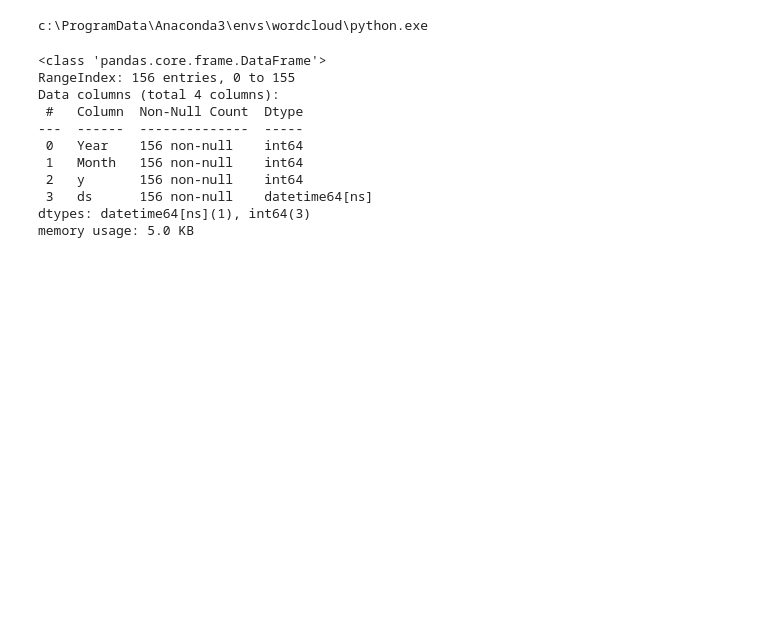
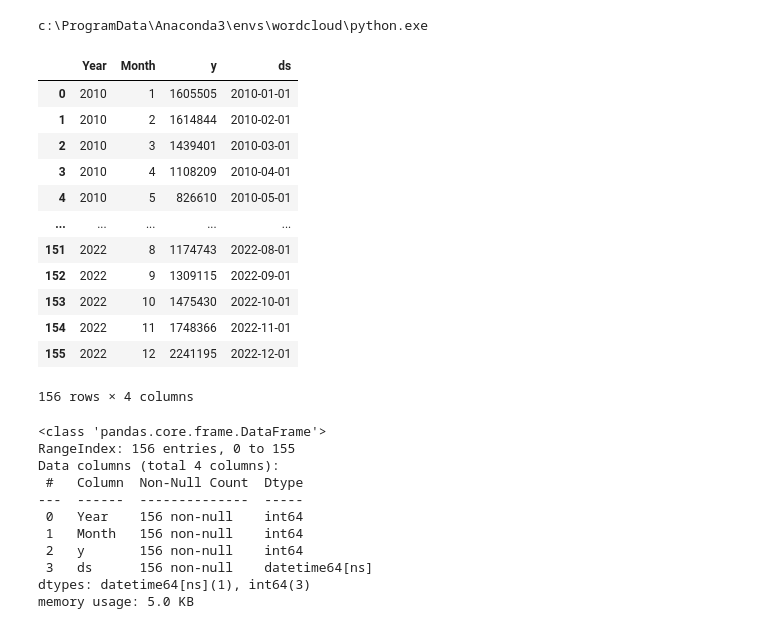
Before and after one commit to geadkee/FYP-TouristArrivalsPrediction, a Jupyter notebook: EDA.ipynb, the cells around one changed output. Drawn from its saved outputs; the diff is of its cells as text; code cells hidden in the pictures; blank space fills up the shorter version.

```diff
--- a/EDA.ipynb
+++ b/EDA.ipynb
@@ -25,6 +76,22 @@ file.head()
 file["yeMon"] = pd.to_datetime(file["Year"].map(str) + '-' + file["Month"].map(str))
 # %% [output]
 c:\ProgramData\Anaconda3\envs\wordcloud\python.exe
+# %%
+file
+# %% [output]
+|  | Year | Month | y | ds |
+| 0 | 2010 | 1 | 1605505 | 2010-01-01 |
+| 1 | 2010 | 2 | 1614844 | 2010-02-01 |
+| 2 | 2010 | 3 | 1439401 | 2010-03-01 |
+| 3 | 2010 | 4 | 1108209 | 2010-04-01 |
+| 4 | 2010 | 5 | 826610 | 2010-05-01 |
+| ... | ... | ... | ... | ... |
+| 151 | 2022 | 8 | 1174743 | 2022-08-01 |
+| 152 | 2022 | 9 | 1309115 | 2022-09-01 |
+| 153 | 2022 | 10 | 1475430 | 2022-10-01 |
+| 154 | 2022 | 11 | 1748366 | 2022-11-01 |
+| 155 | 2022 | 12 | 2241195 | 2022-12-01 |
+156 rows × 4 columns
 # %%
 # #Change column names into Prophet format
 file = file.rename(columns={'yeMon':'ds', 'Arrivals' :'y'})
```
Also changed, not shown: parts of 7 cells of this notebook.
